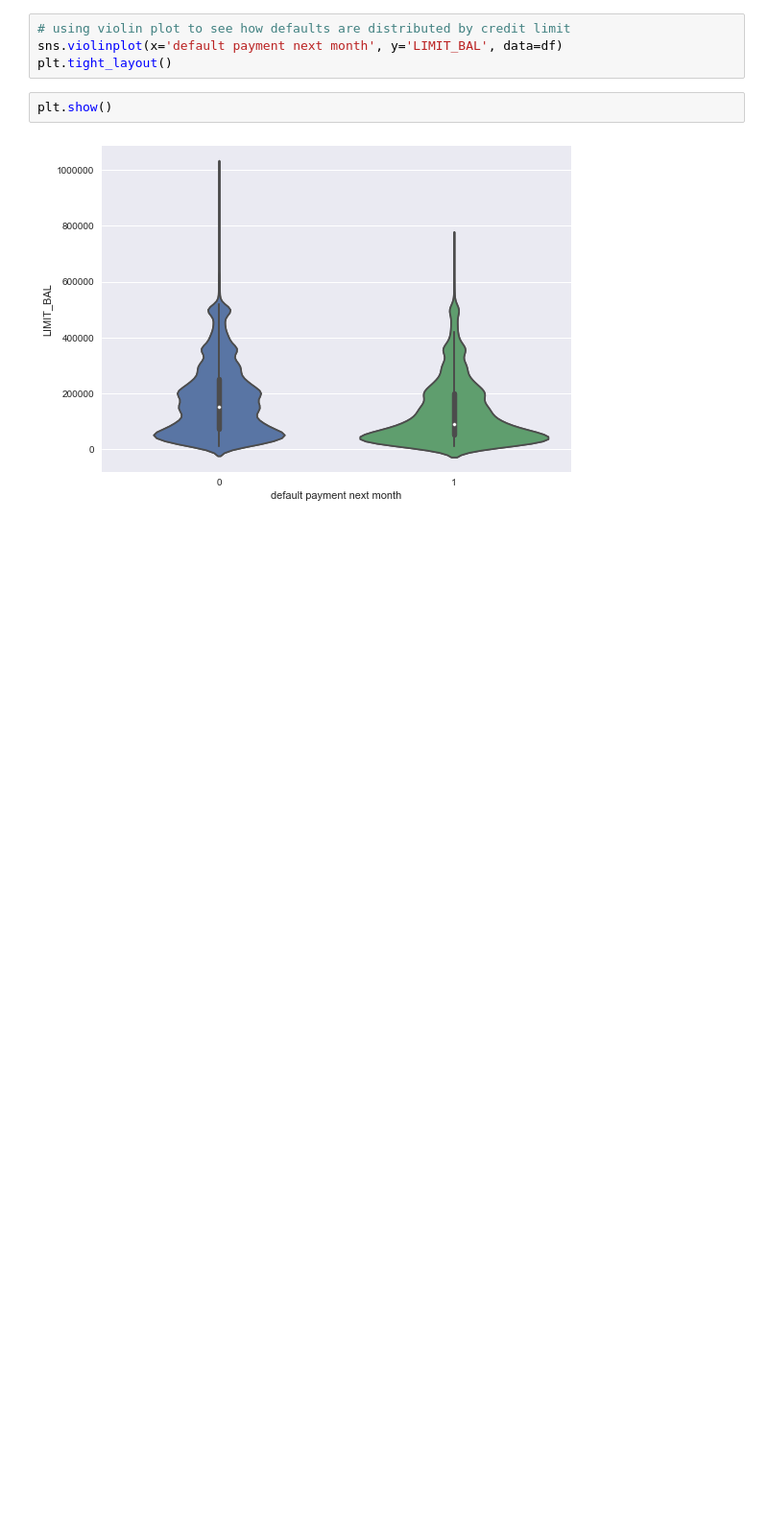
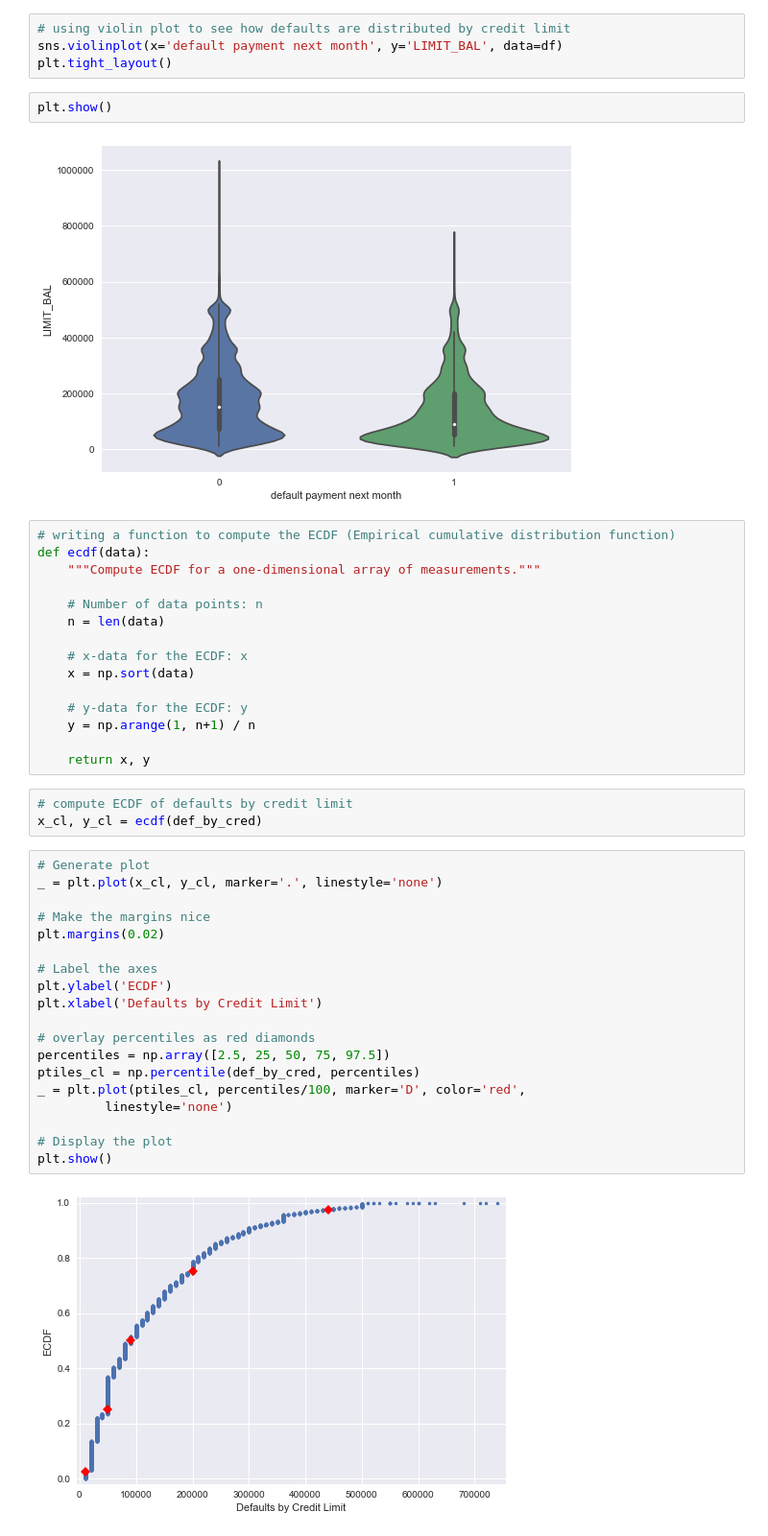
Before and after one commit to Tsolmon17/Springboard-Coursework, a Jupyter notebook: Capstone Project 1/data_story_exercise.ipynb, the cells around one changed output. Shown: that part at 96% size. Drawn from its saved outputs; the diff is of its cells as text; blank space fills up the shorter version.

```diff
--- a/Capstone Project 1/data_story_exercise.ipynb
+++ b/Capstone Project 1/data_story_exercise.ipynb
@@ -194,3 +169,42 @@ plt.tight_layout()
 plt.show()
 # %% [output]
 [figure]
+# %%
+# writing a function to compute the ECDF (Empirical cumulative distribution function)
+def ecdf(data):
+    """Compute ECDF for a one-dimensional array of measurements."""
+
+    # Number of data points: n
+    n = len(data)
+
+    # x-data for the ECDF: x
+    x = np.sort(data)
+
+    # y-data for the ECDF: y
+    y = np.arange(1, n+1) / n
+
+    return x, y
+# %%
+# compute ECDF of defaults by credit limit
+x_cl, y_cl = ecdf(def_by_cred)
+# %%
+# Generate plot
+_ = plt.plot(x_cl, y_cl, marker='.', linestyle='none')
+
+# Make the margins nice
+plt.margins(0.02)
+
+# Label the axes
+plt.ylabel('ECDF')
+plt.xlabel('Defaults by Credit Limit')
+
+# overlay percentiles as red diamonds
+percentiles = np.array([2.5, 25, 50, 75, 97.5])
+ptiles_cl = np.percentile(def_by_cred, percentiles)
+_ = plt.plot(ptiles_cl, percentiles/100, marker='D', color='red',
+         linestyle='none')
+
+# Display the plot
+plt.show()
+# %% [output]
+[figure, added]
```
Also changed, not shown: parts of 23 cells of this notebook, 3 other files.
